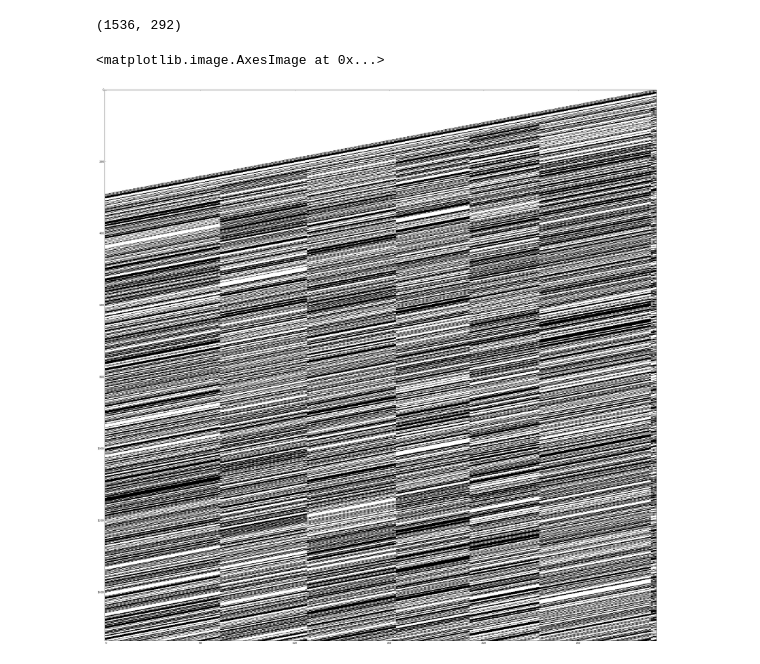
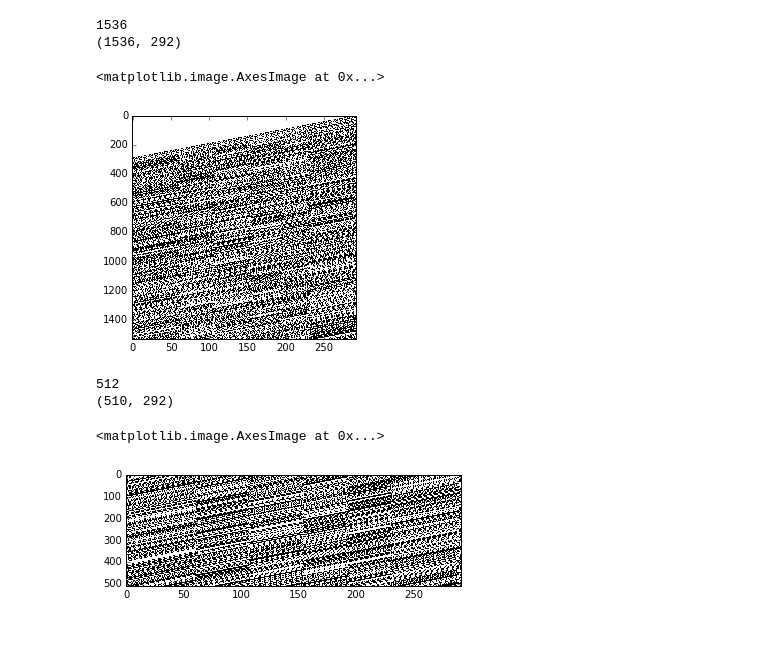
Before and after one commit to abhisheietk/AuthenticatedEncryption, a Jupyter notebook: ACORN.ipynb, the cells around one changed output. Saved outputs shown, nothing was run; the diff lists cells and outputs as text; code cells hidden in the pictures; blank space fills up the shorter version.

```diff
--- a/ACORN.ipynb
+++ b/ACORN.ipynb
@@ -68,21 +69,31 @@ import matplotlib.pyplot as plt
 import matplotlib.image as mpimg
 import numpy as np
 
-def draw2DArray(array2D):
-    plt.figure(figsize=(40,40))
-    imgplot = plt.imshow(array2D, interpolation="nearest", aspect='auto')
+def draw2DArray(array2D, aspect='auto'):
+    #plt.figure(figsize=(40,40))
+    imgplot = plt.imshow(array2D, interpolation="nearest", aspect=aspect)
     imgplot.set_cmap('binary')
-    print(imgplot.get_size()) #(figsize=(6, 3.2))
+    print(imgplot.get_size())
 
     return imgplot
 # %%
 key128 = [random.getrandbits(1) for i in range(128)]
 iv128  = [random.getrandbits(1) for i in range(128)]
 msg    = [0 for i in range(128)]
+ad     = [0 for i in range(128)]
 
 state, states = StateInit(key128, iv128)
-draw2DArray(states)
+draw2DArray(states, aspect=292.0/1536)
 # %% [output]
+1536
 (1536, 292)
 <matplotlib.image.AxesImage at 0x...>
-[figure, old version]
+[figure, new version]
+# %%
+state, states = AssociatedData(state, ad)
+draw2DArray(states, aspect=292.0/1536)
+# %% [output]
+512
+(510, 292)
+<matplotlib.image.AxesImage at 0x...>
+[figure, added]
```
Also changed, not shown: parts of 1 cell of this notebook, 17 other files.
